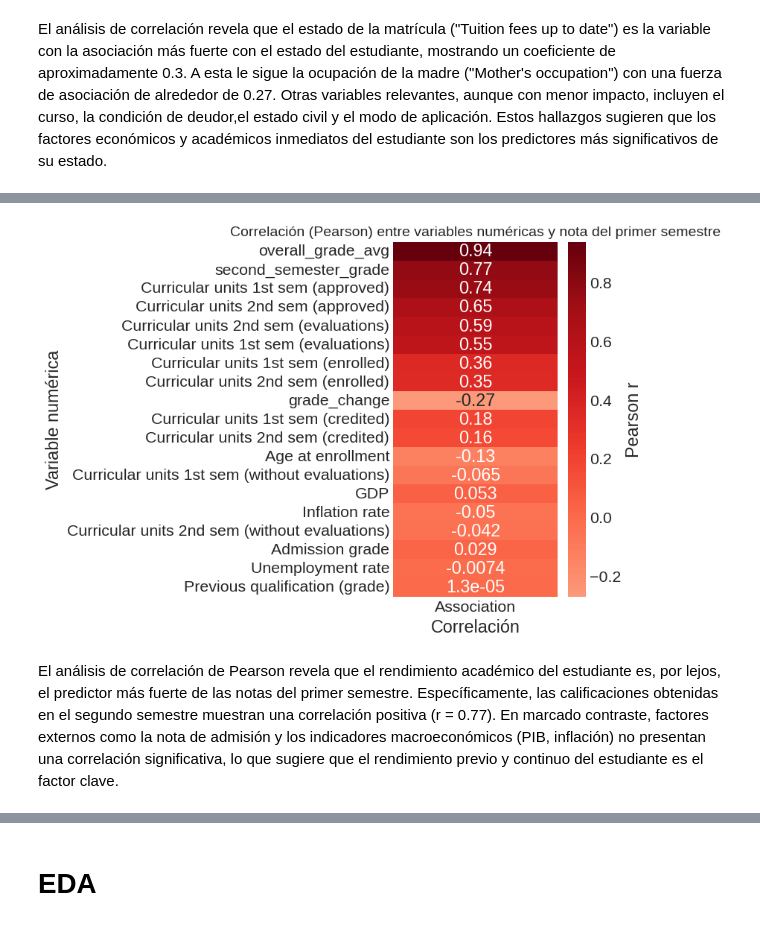
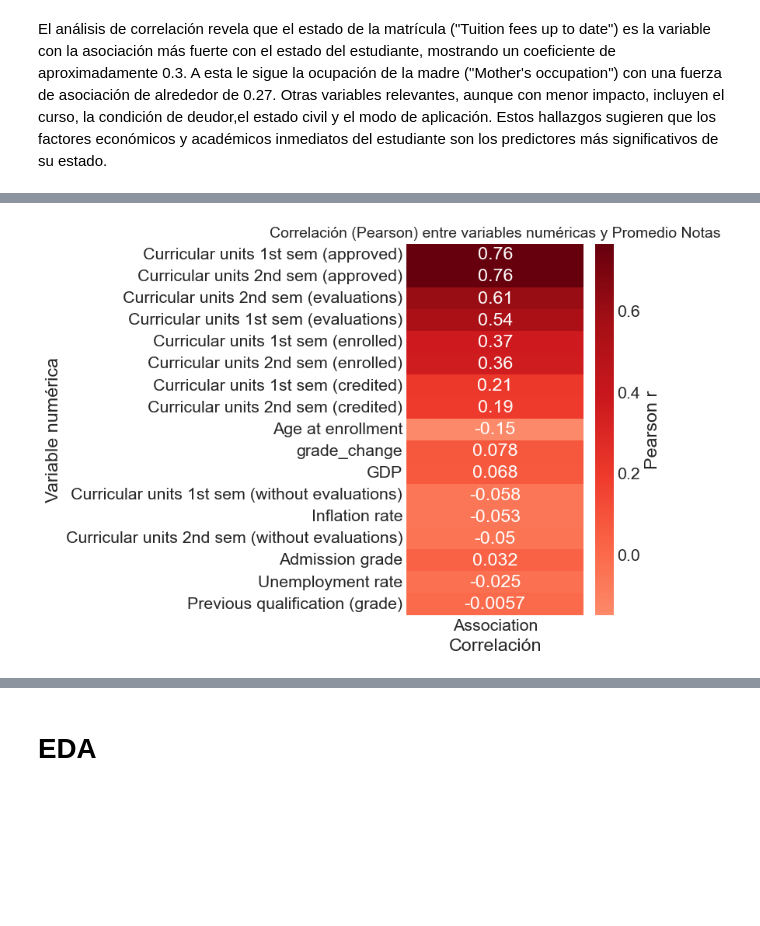
Before and after one commit to LasciaStare/Mini-Proyecto_1-ML, a Jupyter notebook: docs/notebooks.ipynb, the cells around one changed output, grey strips where cells are left out. Cells and saved outputs as stored; diff of their text form; code cells hidden in the pictures; blank space fills up the shorter version.

```diff
--- a/docs/notebooks.ipynb
+++ b/docs/notebooks.ipynb
@@ -342,16 +313,14 @@ El análisis muestra que la carrera elegida ("Course") es el factor más determi
 # %%
-# ---------- 2. Pearson para numéricas vs nota primer semestre ----------
-pearson_results = Num_vars.corr()['first_semester_grade'].drop('first_semester_grade').to_frame(name='Association')
+# ---------- 2. Pearson para numéricas vs Promedio Notas ----------
+pearson_results = Num_vars.corr()['overall_grade_avg'].drop(['overall_grade_avg', 'first_semester_grade', 'second_semester_grade']).to_frame(name='Association')
 pearson_results = pearson_results.reindex(pearson_results['Association'].abs().sort_values(ascending=False).index)
 
 plt.figure(figsize=(8,6))
 sns.heatmap(pearson_results, annot=True, cmap='Reds', center=0, cbar_kws={'label': 'Pearson r'})
-plt.title("Correlación (Pearson) entre variables numéricas y nota del primer semestre", fontsize=14)
+plt.title("Correlación (Pearson) entre variables numéricas y Promedio Notas", fontsize=14)
 plt.ylabel("Variable numérica")
 plt.xlabel("Correlación")
 plt.tight_layout()
 plt.show()
 # %% [output]
-[figure, old version]
+[figure, new version]
-# %% [markdown]
-El análisis de correlación de Pearson revela que el rendimiento académico del estudiante es, por lejos, el predictor más fuerte de las notas del primer semestre. Específicamente, las calificaciones obtenidas en el segundo semestre muestran una correlación positiva  (r = 0.77). En marcado contraste, factores externos como la nota de admisión y los indicadores macroeconómicos (PIB, inflación) no presentan una correlación significativa, lo que sugiere que el rendimiento previo y continuo del estudiante es el factor clave.
```
Also changed, not shown: parts of 44 cells of this notebook.
